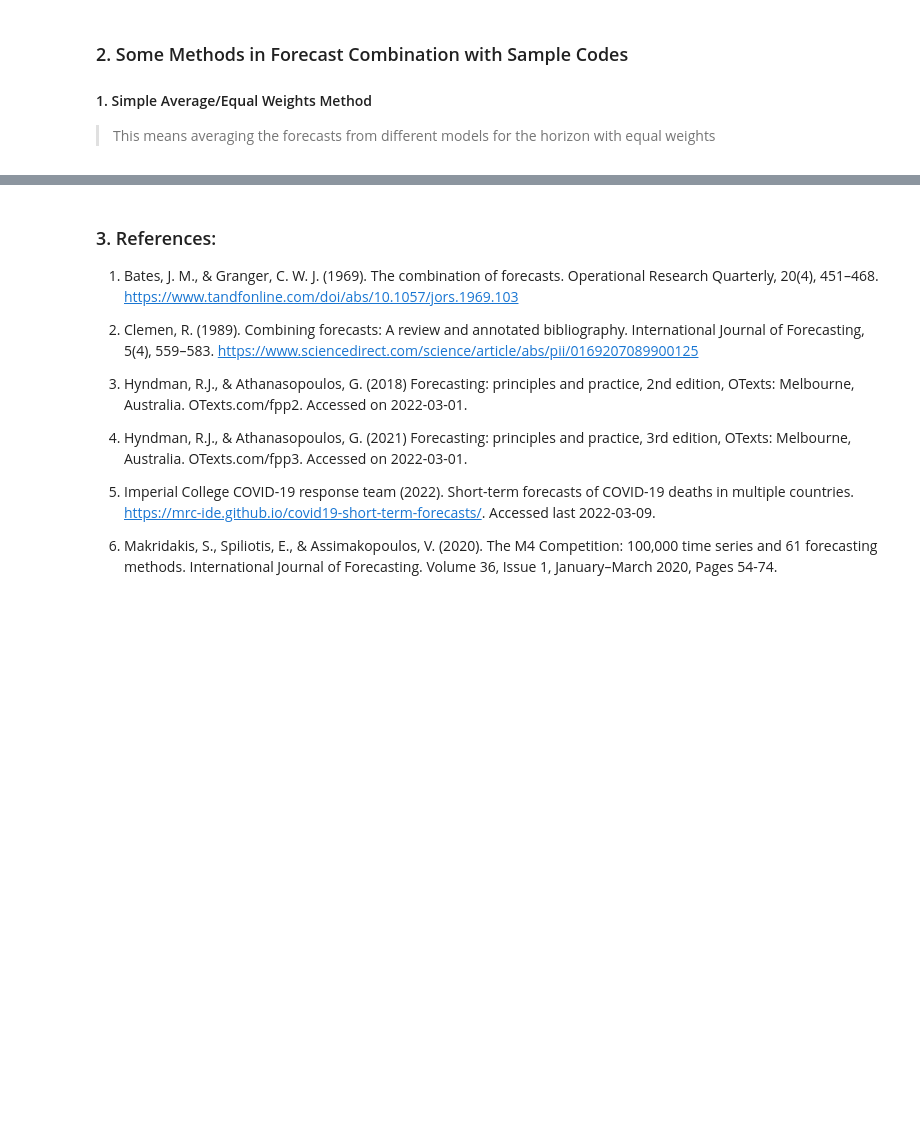
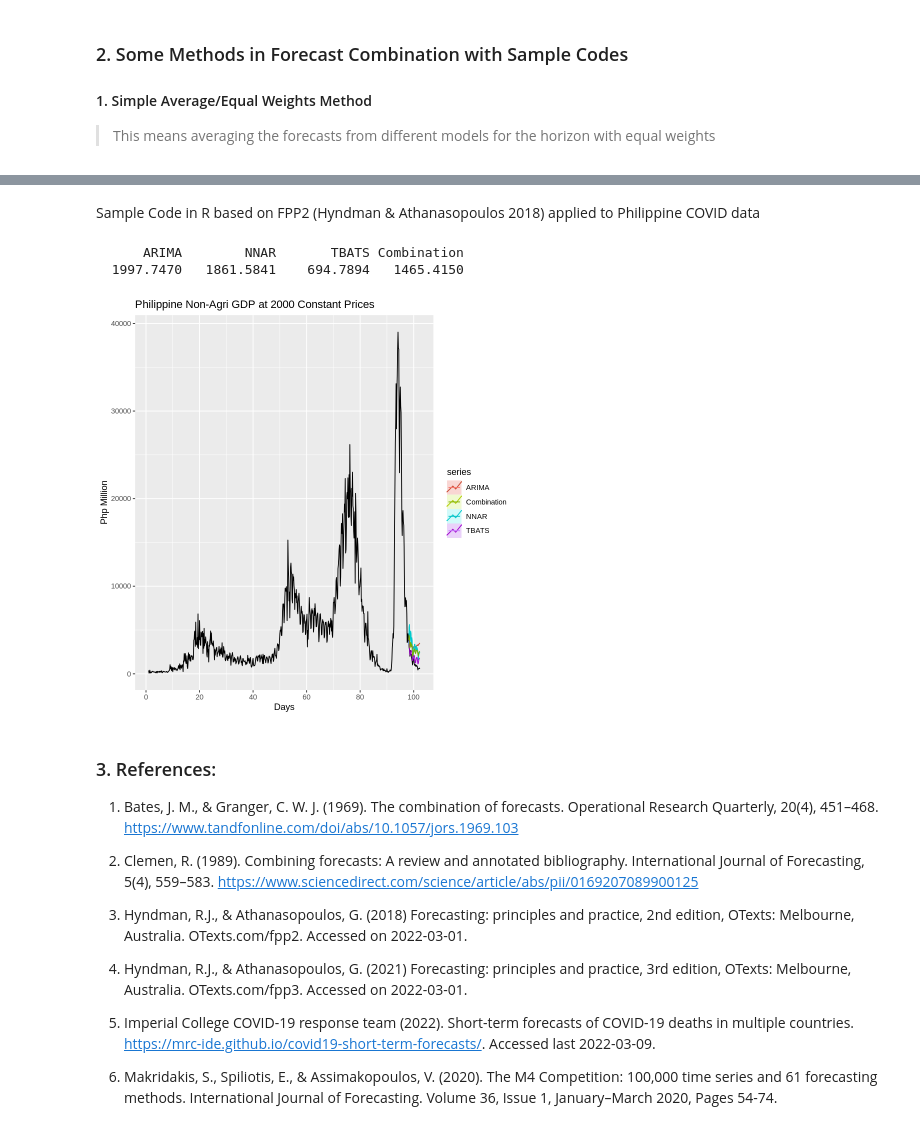
Before and after one commit to pacayton/forecast_combination_seminar, a Jupyter notebook: Forecast_Combination_R.ipynb, the cells around one changed output, grey strips where cells are left out. Cells and saved outputs as stored; diff of their text form; code cells hidden in the pictures; blank space fills up the shorter version.

```diff
--- a/Forecast_Combination_R.ipynb
+++ b/Forecast_Combination_R.ipynb
@@ -103,3 +116,47 @@ A Time Series: 28 × 4
+# %% [markdown]
+Sample Code in R based on FPP2 (Hyndman & Athanasopoulos 2018) applied to Philippine COVID data
+# %%
+### Extract Philippine COVID Data from file
+covid.inc <- ts(COVID$New_Cases, frequency = 7)
+## Frequency = 7 is for weekly seasonality
+
+### PS: Remove Omicron Surge Period for the Meantime
+## covid.inc <- head(covid, 600)
+
+### Forecast Horizon
+h <- 30
+
+### Train Data
+covid.train <- head(covid.inc, length(covid.inc)-h )
+
+### The five models as example
+ARIMA <- forecast(auto.arima(covid.train, lambda=0, biasadj=TRUE),
+  h=h)
+NNAR <- forecast(nnetar(covid.train), h=h)
+TBATS <- forecast(tbats(covid.train, biasadj=TRUE), h=h)
+
+### Combining the forecasts
+Combination <- (ARIMA[["mean"]] + NNAR[["mean"]] + TBATS[["mean"]])/3
+
+### PLot of the Forecasts
+autoplot(covid.inc) +
+  autolayer(ARIMA, series="ARIMA", PI=FALSE) +
+  autolayer(NNAR, series="NNAR", PI=FALSE) +
+  autolayer(TBATS, series="TBATS", PI=FALSE) +
+  autolayer(Combination, series="Combination") +
+  xlab("Days") + ylab("Php Million") +
+  ggtitle("Philippine Non-Agri GDP at 2000 Constant Prices")
+
+  ### Accuracy Statistics between Methods
+
+c(ARIMA = accuracy(ARIMA, covid.inc)["Test set","RMSE"],
+  NNAR = accuracy(NNAR, covid.inc)["Test set","RMSE"],
+  TBATS = accuracy(TBATS, covid.inc)["Test set","RMSE"],
+  Combination = accuracy(Combination, covid.inc)["Test set","RMSE"])
+# %% [output]
+      ARIMA        NNAR       TBATS Combination
+  1997.7470   1861.5841    694.7894   1465.4150
+[figure, added]
 # %% [markdown]
 ### 3. References:
 
```
Also changed, not shown: parts of 3 cells of this notebook.
